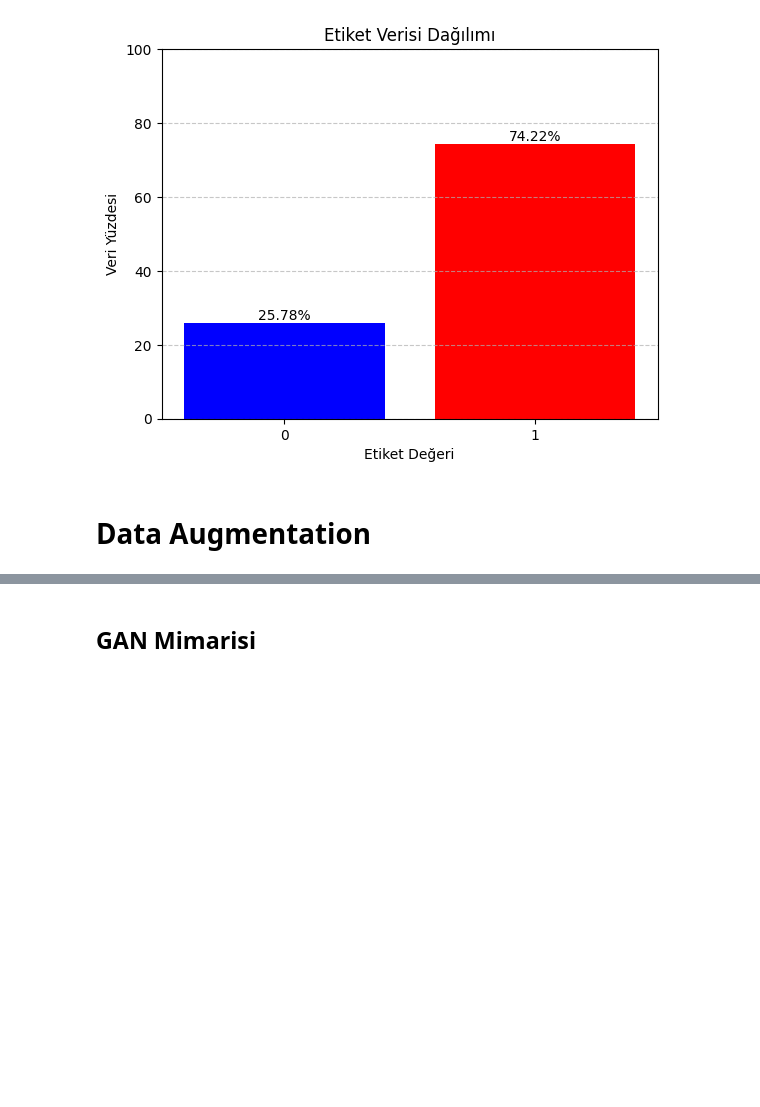
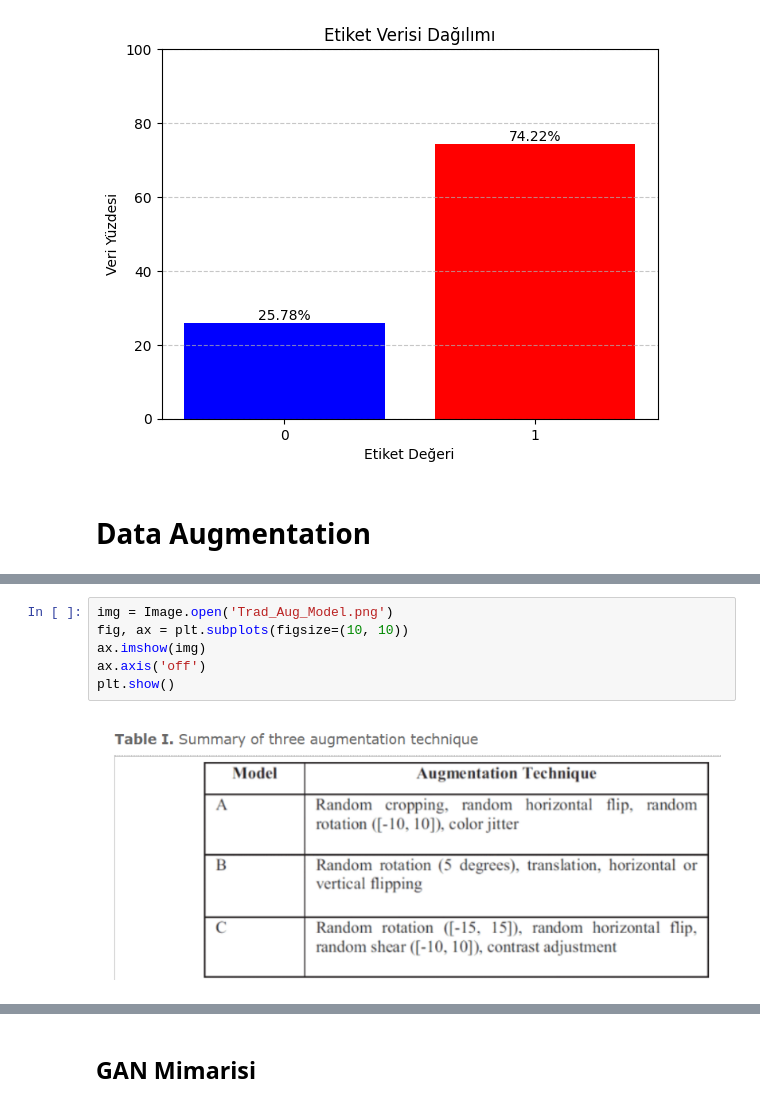
Before and after one commit to cuneytbayrak/chest_xray_pneumonia, a Jupyter notebook: chest_xray_ANN-CNN_2.ipynb, the cells around one changed output, grey strips where cells are left out. Saved outputs shown, nothing was run; the diff lists cells and outputs as text; blank space fills up the shorter version.

```diff
--- a/chest_xray_ANN-CNN_2.ipynb
+++ b/chest_xray_ANN-CNN_2.ipynb
@@ -235,0 +242,8 @@ plt.show()
+# %%
+img = Image.open('Trad_Aug_Model.png')
+fig, ax = plt.subplots(figsize=(10, 10))
+ax.imshow(img)
+ax.axis('off')
+plt.show()
+# %% [output]
+[figure, added]
```
Also changed, not shown: parts of 5 cells of this notebook.
